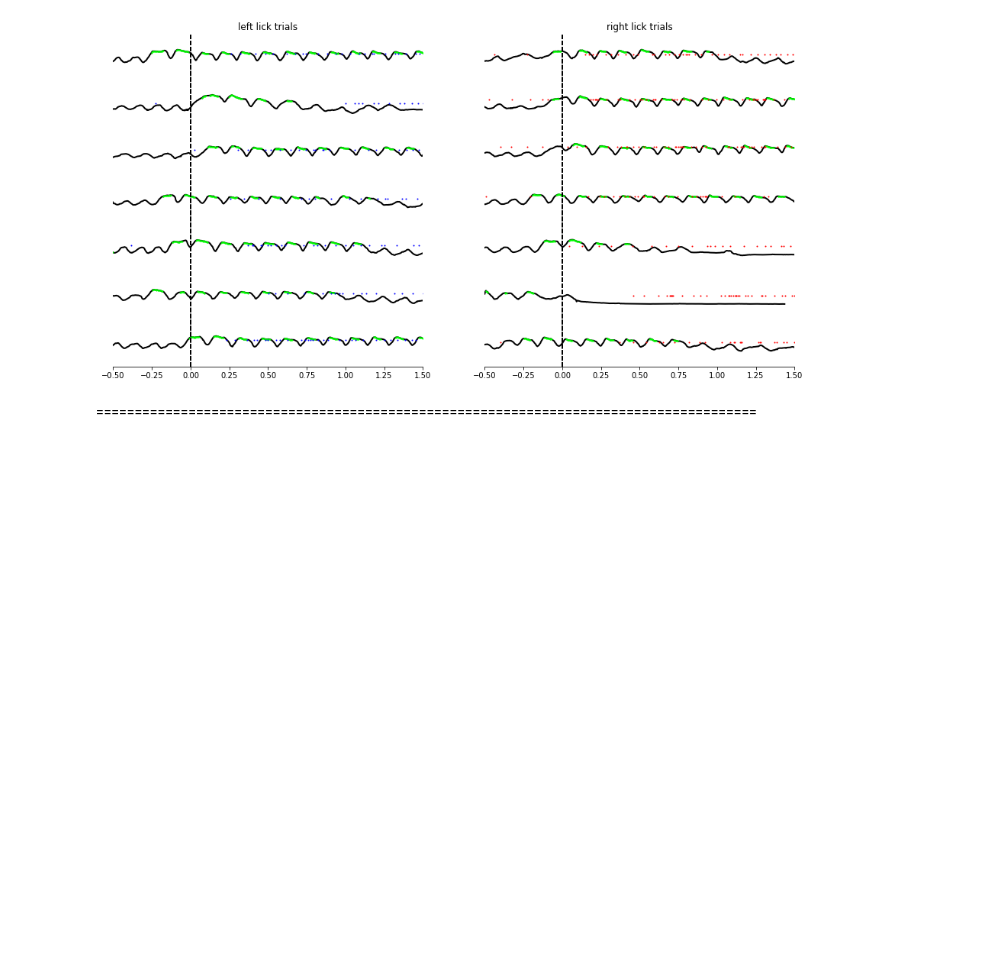
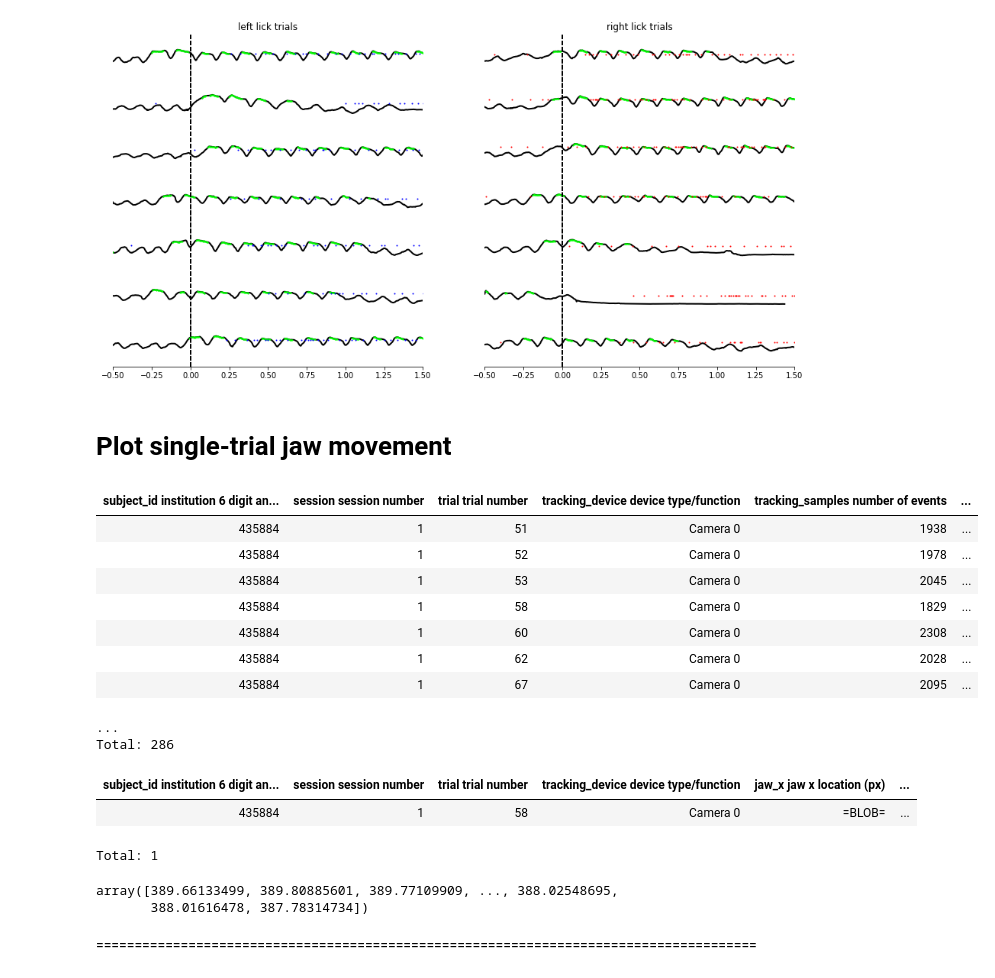
Before and after one commit to mesoscale-activity-map/map-ephys, a Jupyter notebook: notebook/plot_behavior.ipynb, the cells around one changed output. Cells and saved outputs as stored; diff of their text form; code cells hidden in the pictures; blank space fills up the shorter version.

Commit message:
added plotting for single trial jaw-movement (#11)

```diff
--- a/notebook/plot_behavior.ipynb
+++ b/notebook/plot_behavior.ipynb
@@ -54,0 +51,15 @@ experiment.SessionTrial * ephys.Unit
+# %% [markdown]
+# Plot single-trial jaw movement
+# %%
+tracking.Tracking * experiment.BehaviorTrial & session_key & experiment.ActionEvent
+# %% [output]
+| subject_id institution 6 digit an... | session session number | trial trial number | tracking_device device type/function | tracking_samples number of events | ... |
+| 435884 | 1 | 51 | Camera 0 | 1938 | ... |
+| 435884 | 1 | 52 | Camera 0 | 1978 | ... |
+| 435884 | 1 | 53 | Camera 0 | 2045 | ... |
+| 435884 | 1 | 58 | Camera 0 | 1829 | ... |
+| 435884 | 1 | 60 | Camera 0 | 2308 | ... |
+| 435884 | 1 | 62 | Camera 0 | 2028 | ... |
+| 435884 | 1 | 67 | Camera 0 | 2095 | ... |
+...
+Total: 286
@@ -69,0 +73,6 @@ tr
+# %%
+trk
+# %% [output]
+| subject_id institution 6 digit an... | session session number | trial trial number | tracking_device device type/function | jaw_x jaw x location (px) | ... |
+| 435884 | 1 | 58 | Camera 0 | =BLOB= | ... |
+Total: 1
@@ -70,3 +82,8 @@ tr
+# %%
+jaw
+# %% [output]
+array([389.66133499, 389.80885601, 389.77109909, ..., 388.02548695,
+       388.01616478, 387.78314734])
 # %% [markdown]
 ======================================================================================
 # %%
```
Also changed, not shown: parts of 10 cells of this notebook, 1 other file.
